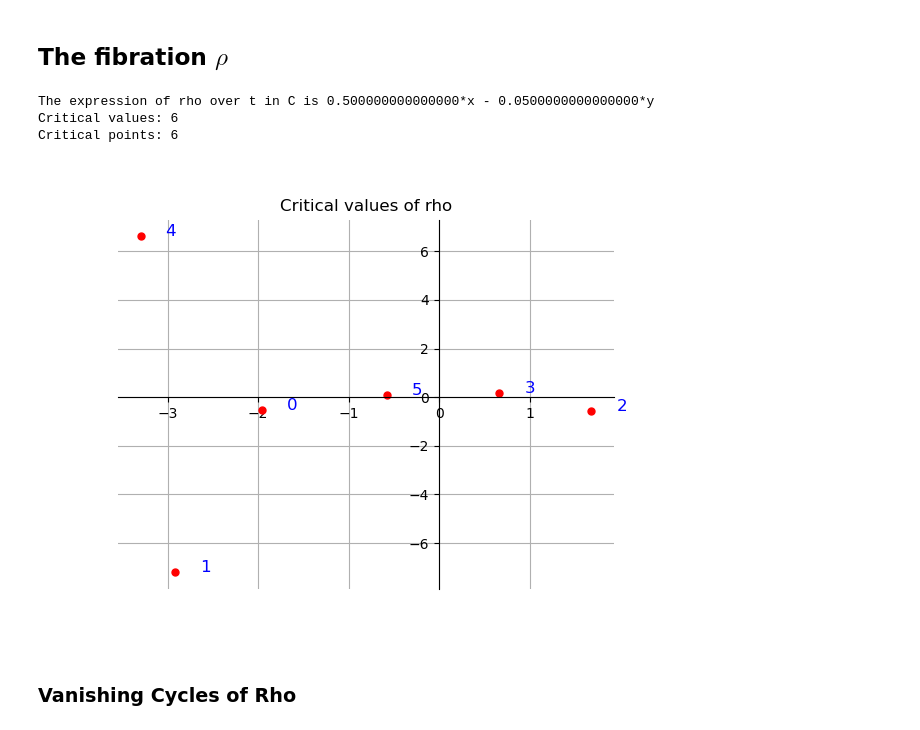
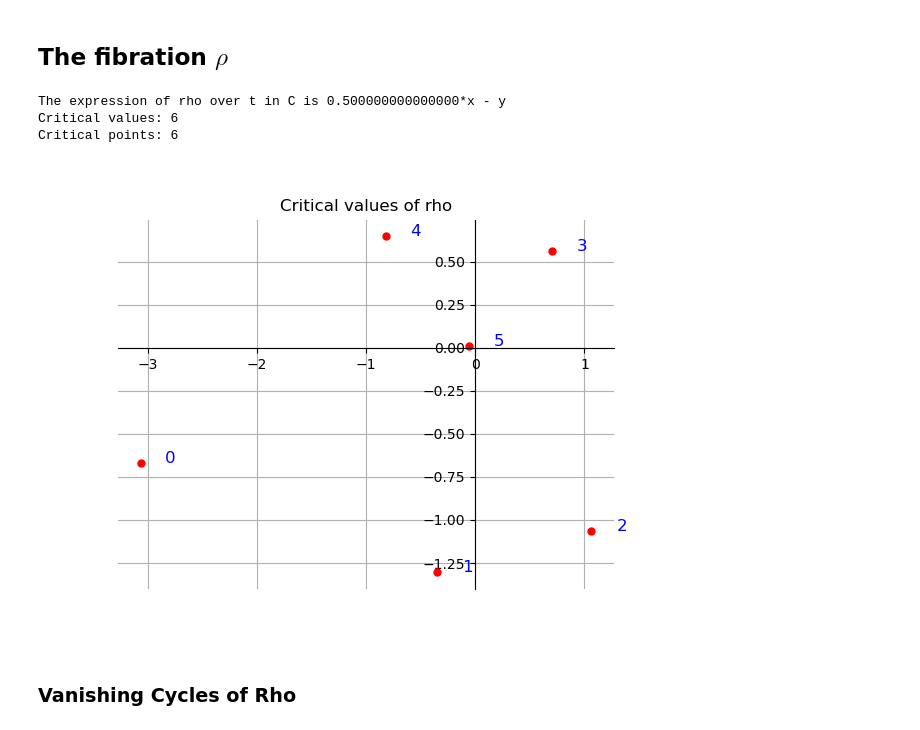
Before and after one commit to ViveLeFrance/AffineHandlebodies, a Jupyter notebook: p3d8.ipynb, the cells around one changed output. Saved outputs shown, nothing was run; the diff lists cells and outputs as text; code cells hidden in the pictures.

```diff
--- a/p3d8.ipynb
+++ b/p3d8.ipynb
@@ -12,6 +15,6 @@ Pi = sage.symbolic.constants.pi
 x,y,z,w = var('x, y, z, w', domain=CC)
 
 
-X = x*y*z + x^2 + y^2 +  y -1
+X = x*y*z + x^2 + y^2 +  y
 print(X)
 # %% [output]
@@ -46,12 +75,12 @@ pi = alpha*x + beta*y + gamma*z
 
 pi = pi.subs({
     alpha: -0.7,
-    beta: 0.1,
-    gamma: 1.5
+    beta: 0.9,
+    gamma: 0.8
 })
 
 pi = LefschetzFibration([x,y,z], X, pi)
-origin_fibre = 0.6*I
+origin_fibre = 0.5*I
 solvefor=z
 
 t = var('t', domain=CC)
@@ -108,43 +137,43 @@ rho = ar*x + br*y
 
 # rho = rho.subs({ar: 3*e^(2*Pi*I*-0.05).n(), br: 8*e^(2*I*Pi*0.08).n()})
 
-rho = rho.subs({ar: 0.5, br: -0.05})
-origin_fibre_rho = 0
+rho = rho.subs({ar: 0.5, br: -1})
+origin_fibre_rho = 1
 
 rho_t = rho.subs(solvefor == t_fibre)
 rho_0 = rho_t.subs(t==origin_fibre)
 
 rho = LefschetzFibration([x,y], t_fibre.subs(t==origin_fibre), rho_0)
 
 crit_points_rho = rho.get_critical_points()
 crit_values_rho = sort_by_angle(rho.get_critical_values())
 
 # Somehow crit values is bugging out
 
 # a = var('a', domain=CC)
 # constraints = [rho.domain==0]
 # gradient_constraints = [rho.domain.diff(variable) == a*rho.fibration.diff(variable) for variable in rho.variables]
 # a_solved = solve(gradient_constraints[0], a)[0]
 # b = gradient_constraints[0]
 # gradient_constraints = [constraint.lhs() - constraint.rhs().subs(a_solved) ==0 for constraint in gradient_constraints[1:]]
 # constraints.extend(gradient_constraints)
 # print(constraints)
 
 # crit_points_rho = solve(constraints, rho.variables)
 # crit_points_rho = [[expression.lhs() == expression.rhs().n() for expression in solution] for solution in crit_points_rho]
 # crit_values_rho = sort_by_angle([rho(cpoint) for cpoint in crit_points_rho])
 
 # print(crit_points_rho)
 
 print(f'The expression of rho over t in C is {rho_t}')
 print(f'Critical values: {len(crit_values_rho)}')
 print(f'Critical points: {len(crit_points_rho)}')
 plot_points_ordered(crit_values_rho, origin_fibre=origin_fibre_rho, title="Critical values of rho")
 # %% [output]
-The expression of rho over t in C is 0.500000000000000*x - 0.0500000000000000*y
+The expression of rho over t in C is 0.500000000000000*x - y
 Critical values: 6
 Critical points: 6
-[figure, old version]
+[figure, new version]
 # %% [markdown]
 ### Vanishing Cycles of Rho
 # %% [markdown]
```
Also changed, not shown: parts of 10 cells of this notebook, 2 other files.
